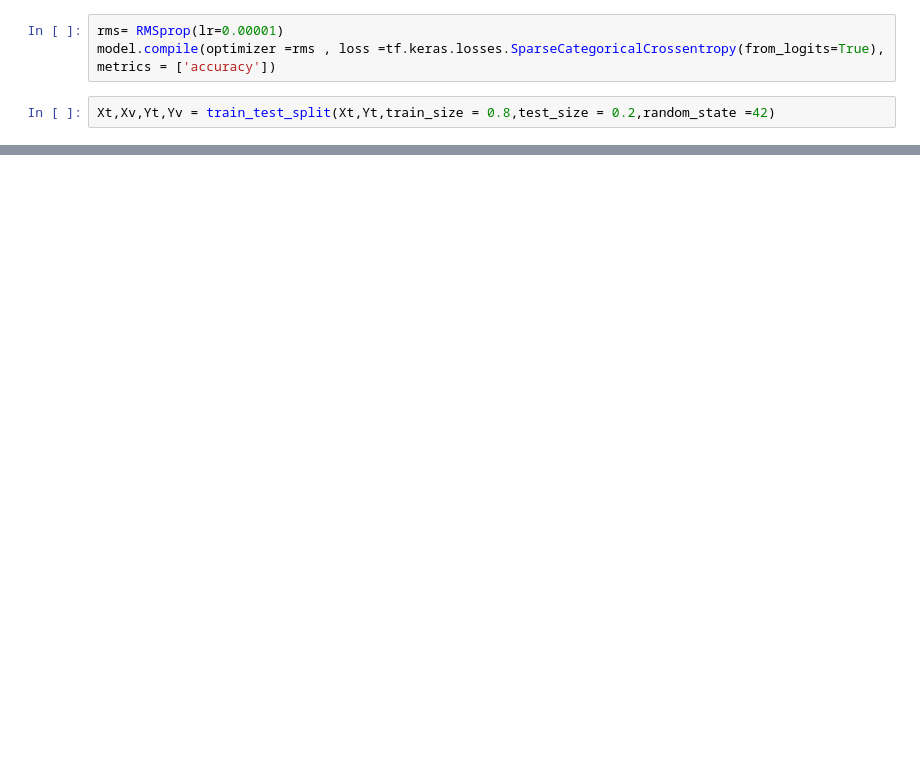
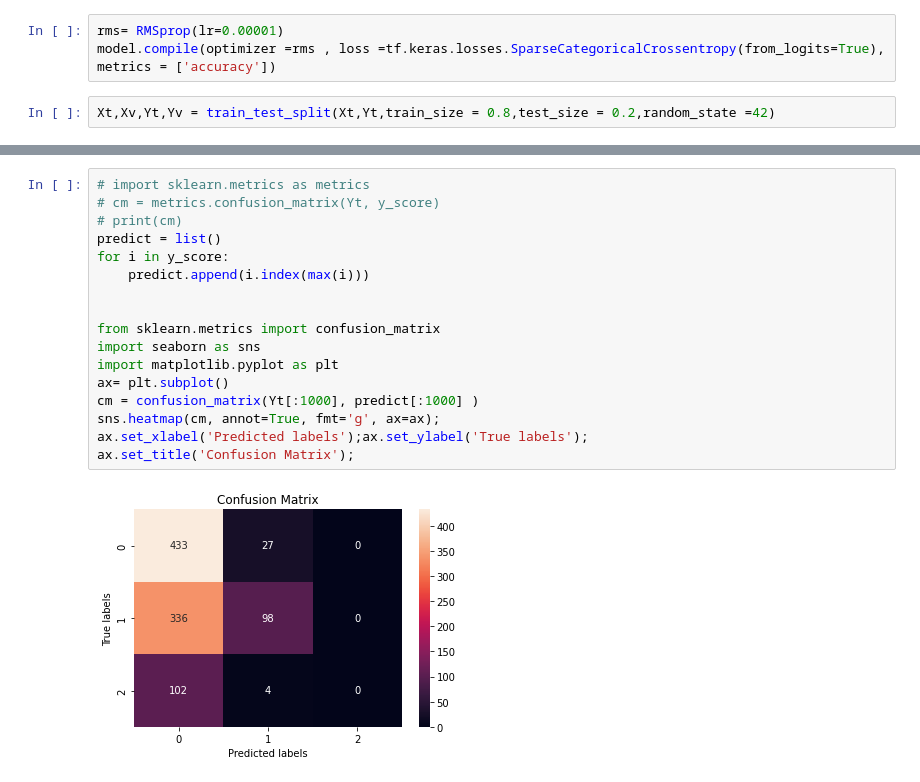
Before and after one commit to Abdullah3010/ML_Project60, a Jupyter notebook: Image/ANN/ANN_IMAGE.ipynb, the cells around one changed output, grey strips where cells are left out. Drawn from its saved outputs; the diff is of its cells as text; blank space fills up the shorter version.

```diff
--- a/Image/ANN/ANN_IMAGE.ipynb
+++ b/Image/ANN/ANN_IMAGE.ipynb
@@ -135,0 +179,19 @@ NameError: ignored
+# %%
+# import sklearn.metrics as metrics
+# cm = metrics.confusion_matrix(Yt, y_score)
+# print(cm)
+predict = list()
+for i in y_score:
+    predict.append(i.index(max(i)))
+
+
+from sklearn.metrics import confusion_matrix
+import seaborn as sns
+import matplotlib.pyplot as plt
+ax= plt.subplot()
+cm = confusion_matrix(Yt[:1000], predict[:1000] )
+sns.heatmap(cm, annot=True, fmt='g', ax=ax);
+ax.set_xlabel('Predicted labels');ax.set_ylabel('True labels');
+ax.set_title('Confusion Matrix');
+# %% [output]
+[figure, added]
```
Also changed, not shown: parts of 13 cells of this notebook, 2 other files.
